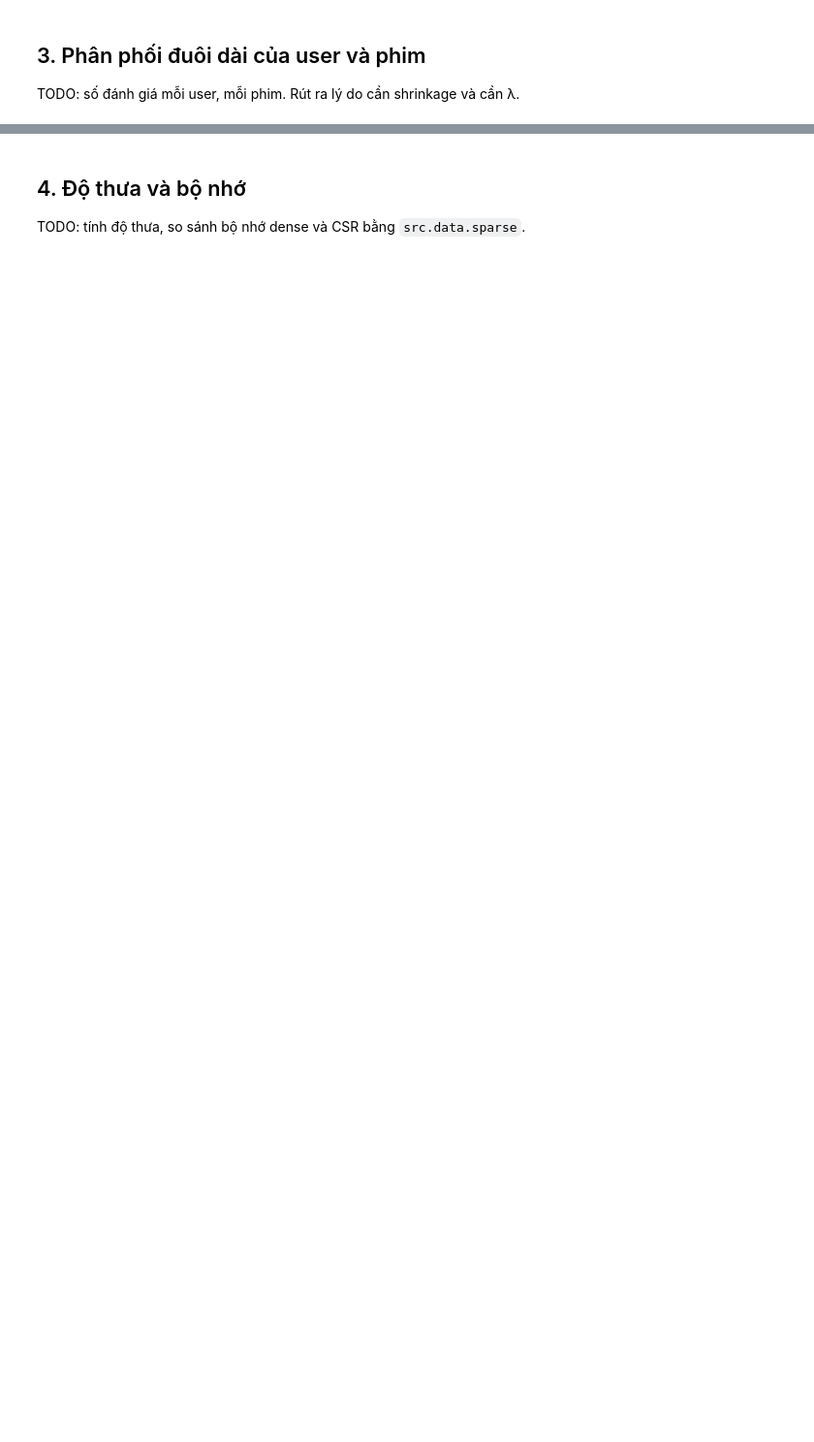
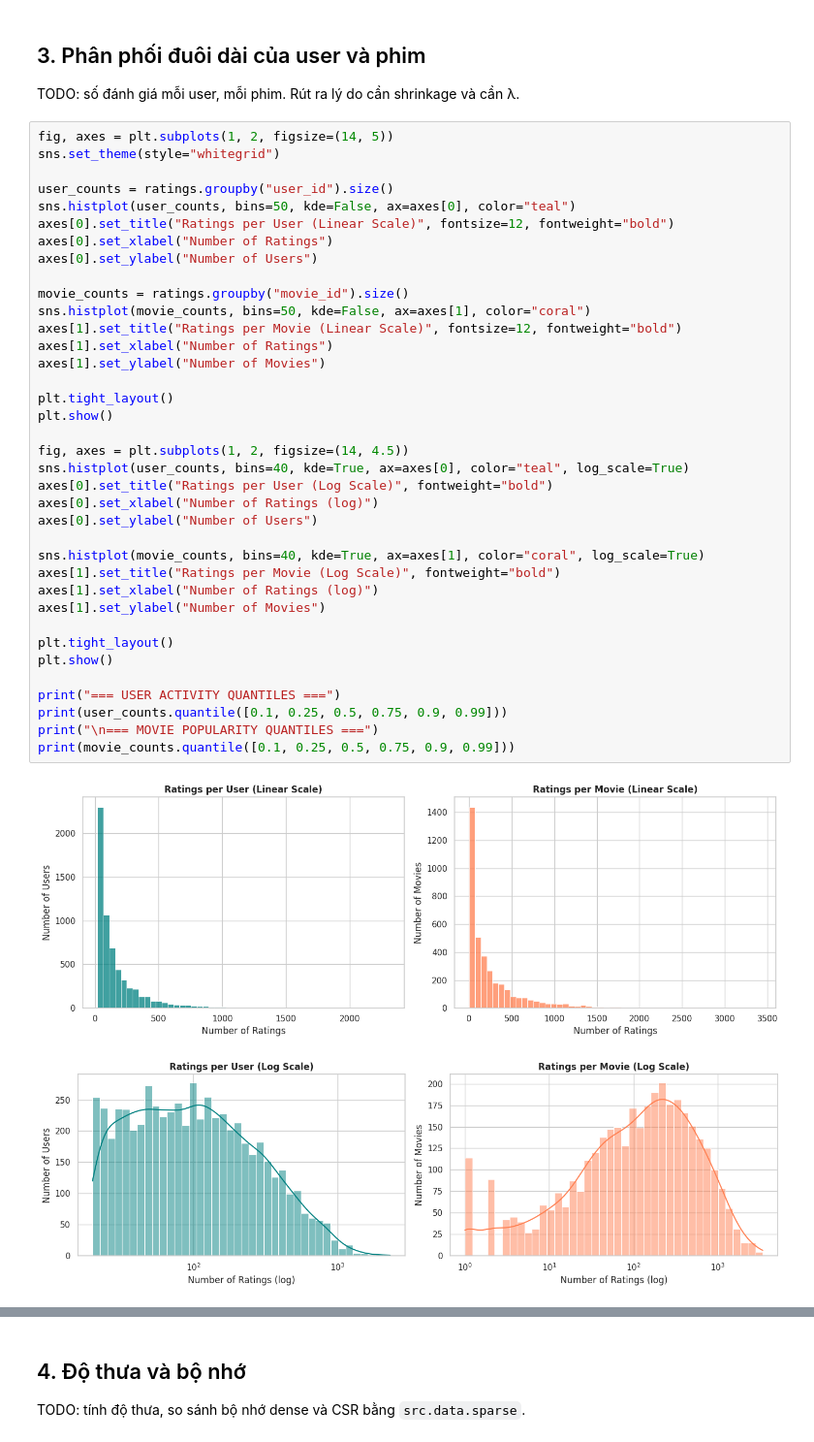
Before and after one commit to Sora-Huynh/mf-recsys, a Jupyter notebook: notebooks/01_eda.ipynb, the cells around one changed output, grey strips where cells are left out. Shown at 97% size. Saved outputs shown, nothing was run; the diff lists cells and outputs as text; blank space fills up the shorter version.

Commit message:
feat(eda): complete MovieLens-1M EDA notebook

```diff
--- a/notebooks/01_eda.ipynb
+++ b/notebooks/01_eda.ipynb
@@ -14,3 +86,43 @@ TODO: biểu đồ cột số đánh giá theo mức điểm, ghi giá trị tr
 ## 3. Phân phối đuôi dài của user và phim
 
 TODO: số đánh giá mỗi user, mỗi phim. Rút ra lý do cần shrinkage và cần λ.
+# %%
+fig, axes = plt.subplots(1, 2, figsize=(14, 5))
+sns.set_theme(style="whitegrid")
+
+user_counts = ratings.groupby("user_id").size()
+sns.histplot(user_counts, bins=50, kde=False, ax=axes[0], color="teal")
+axes[0].set_title("Ratings per User (Linear Scale)", fontsize=12, fontweight="bold")
+axes[0].set_xlabel("Number of Ratings")
+axes[0].set_ylabel("Number of Users")
+
+movie_counts = ratings.groupby("movie_id").size()
+sns.histplot(movie_counts, bins=50, kde=False, ax=axes[1], color="coral")
+axes[1].set_title("Ratings per Movie (Linear Scale)", fontsize=12, fontweight="bold")
+axes[1].set_xlabel("Number of Ratings")
+axes[1].set_ylabel("Number of Movies")
+
+plt.tight_layout()
+plt.show()
+
+fig, axes = plt.subplots(1, 2, figsize=(14, 4.5))
+sns.histplot(user_counts, bins=40, kde=True, ax=axes[0], color="teal", log_scale=True)
+axes[0].set_title("Ratings per User (Log Scale)", fontweight="bold")
+axes[0].set_xlabel("Number of Ratings (log)")
+axes[0].set_ylabel("Number of Users")
+
+sns.histplot(movie_counts, bins=40, kde=True, ax=axes[1], color="coral", log_scale=True)
+axes[1].set_title("Ratings per Movie (Log Scale)", fontweight="bold")
+axes[1].set_xlabel("Number of Ratings (log)")
+axes[1].set_ylabel("Number of Movies")
+
+plt.tight_layout()
+plt.show()
+
+print("=== USER ACTIVITY QUANTILES ===")
+print(user_counts.quantile([0.1, 0.25, 0.5, 0.75, 0.9, 0.99]))
+print("\n=== MOVIE POPULARITY QUANTILES ===")
+print(movie_counts.quantile([0.1, 0.25, 0.5, 0.75, 0.9, 0.99]))
+# %% [output]
+[figure, added]
+[figure, added]
```
Also changed, not shown: parts of 6 cells of this notebook.
